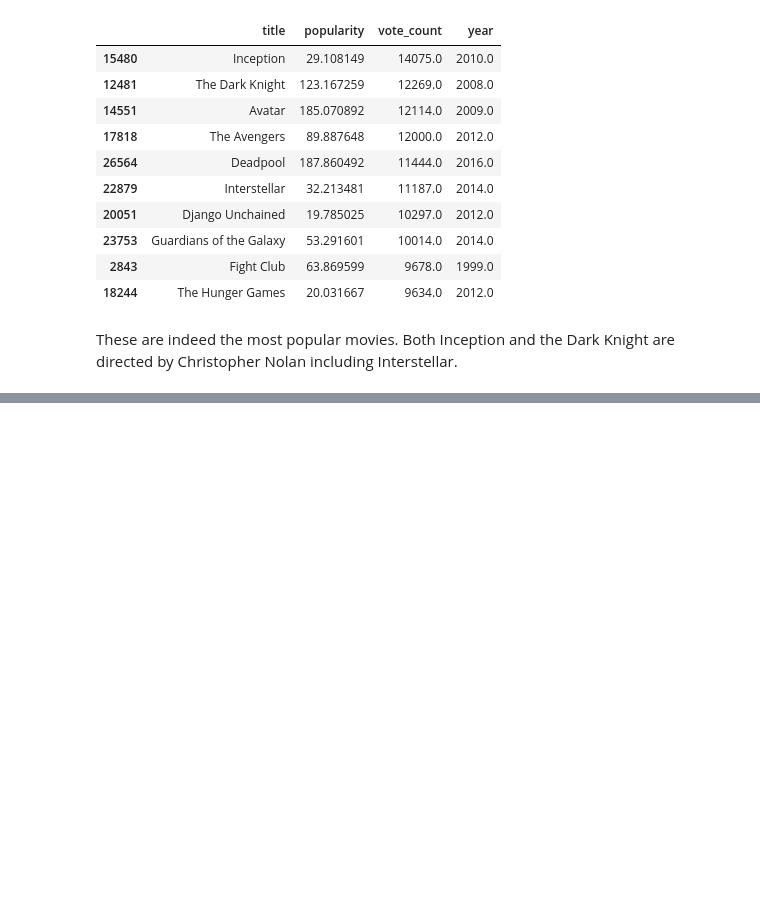
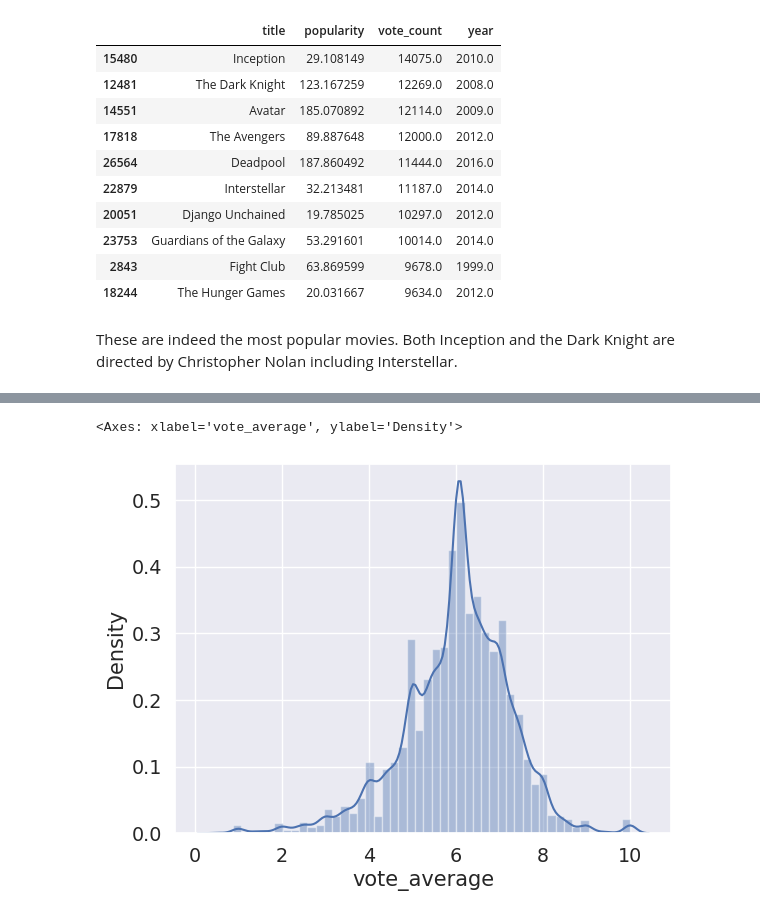
Before and after one commit to M-Awwab-Khan/most-comprehensive-movies-analysis, a Jupyter notebook: Movie_Metrics_An_Analyst_Approach.ipynb, the cells around one changed output, grey strips where cells are left out. Saved outputs shown, nothing was run; the diff lists cells and outputs as text; code cells hidden in the pictures; blank space fills up the shorter version.

Commit message:
votes analyzed

```diff
--- a/Movie_Metrics_An_Analyst_Approach.ipynb
+++ b/Movie_Metrics_An_Analyst_Approach.ipynb
@@ -557,3 +559,6 @@ df[['title', 'popularity', 'vote_count', 'year']].sort_values('vote_count', asce
 | 18244 | The Hunger Games | 20.031667 | 9634.0 | 2012.0 |
 # %% [markdown]
 These are indeed the most popular movies. Both Inception and the Dark Knight are directed by Christopher Nolan including Interstellar.
+# %%
+df['vote_average'] = df['vote_average'].replace(0, np.nan)
+df['vote_average'].describe()
@@ -559,0 +575,5 @@ These are indeed the most popular movies. Both Inception and the Dark Knight are
+# %%
+sns.distplot(df['vote_average'].fillna(df['vote_average'].median()))
+# %% [output]
+<Axes: xlabel='vote_average', ylabel='Density'>
+[figure, added]
```
Also changed, not shown: parts of 14 cells of this notebook.
